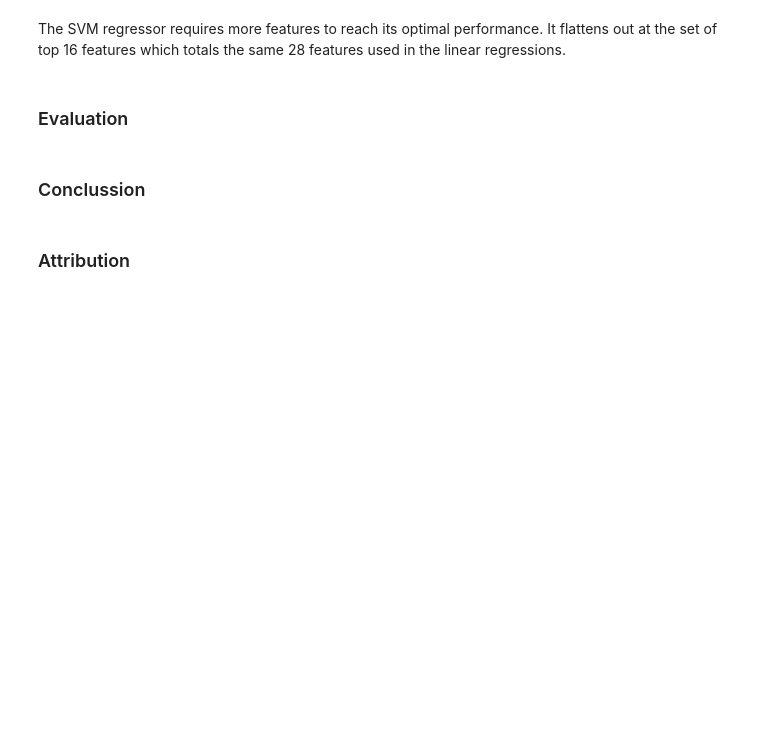
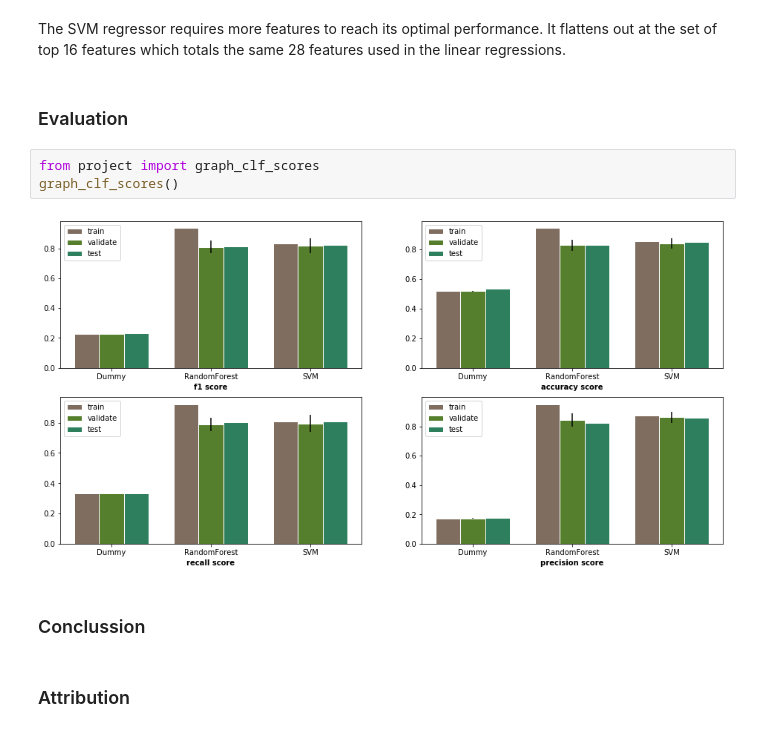
Before and after one commit to samialisayed/MachineLearning-Final-Project, a Jupyter notebook: project.ipynb, the cells around one changed output. Saved outputs shown, nothing was run; the diff lists cells and outputs as text; blank space fills up the shorter version.

```diff
--- a/project.ipynb
+++ b/project.ipynb
@@ -88,6 +86,11 @@ graph_svr_score_increasing_number_features(X_train, y_train)
 The SVM regressor requires more features to reach its optimal performance. It flattens out at the set of top 16 features which totals the same 28 features used in the linear regressions.
 # %% [markdown]
 ### Evaluation
+# %%
+from project import graph_clf_scores
+graph_clf_scores()
+# %% [output]
+[figure, added]
 # %% [markdown]
 ### Conclussion
 # %% [markdown]
```
Also changed, not shown: parts of 5 cells of this notebook, 2 other files.
